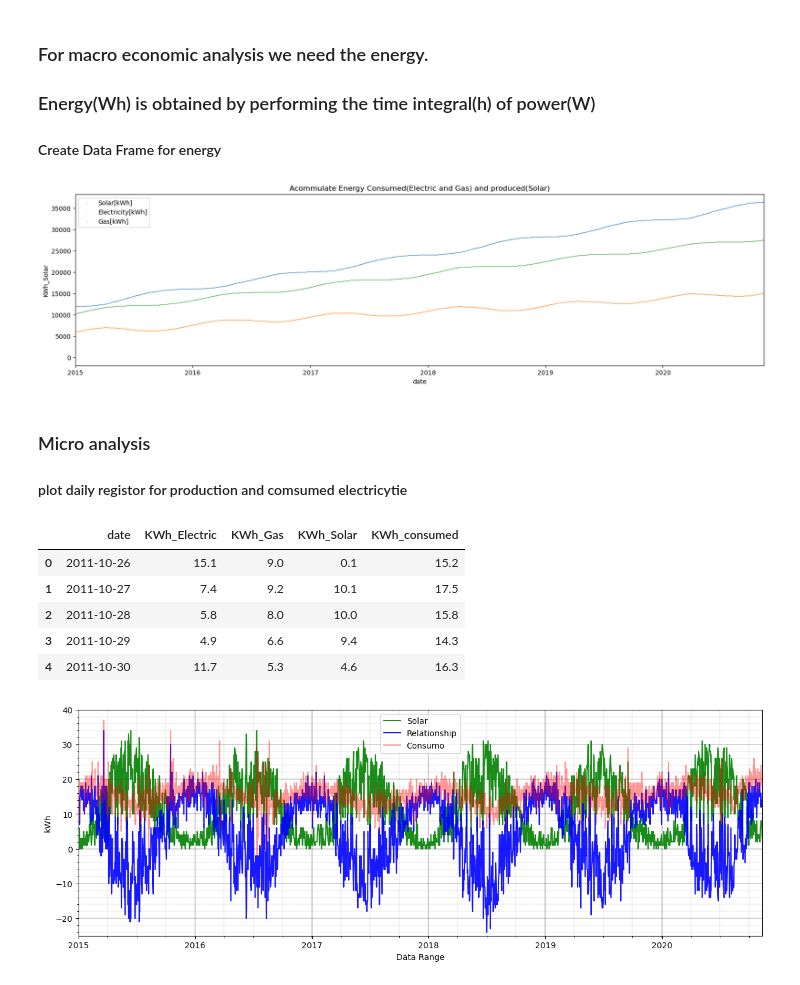
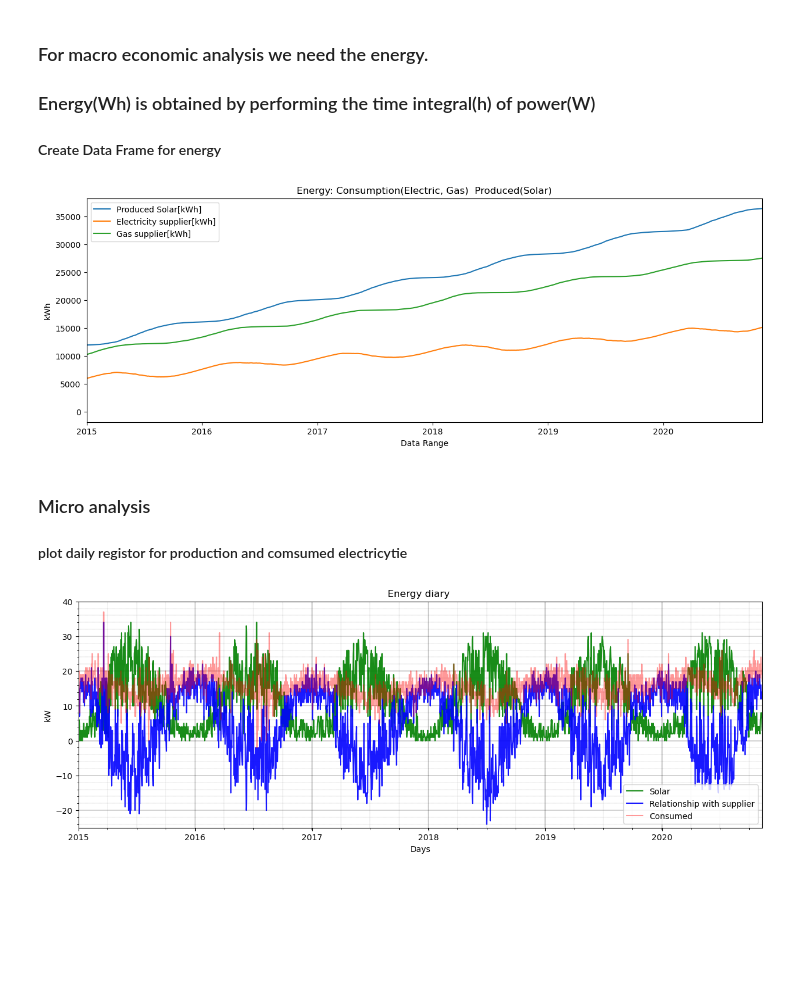
Before and after one commit to Bruno-H-Neves/ML--files, a Jupyter notebook: PV_Analysis.ipynb, the cells around one changed output. Drawn from its saved outputs; the diff is of its cells as text; code cells hidden in the pictures; blank space fills up the shorter version.

```diff
--- a/PV_Analysis.ipynb
+++ b/PV_Analysis.ipynb
@@ -79,17 +79,19 @@ Energy_df['KWh_Electric']=PV_DF['kWh electricity/day'].cumsum()
 Energy_df['KWh_Gas'] = PV_DF['Gas/day'].cumsum()
 Energy_df['KWh_Solar']=PV_DF['Cumulative_solar_power']
 # %%
-_, ax = plt.subplots(figsize=(20, 5))
-sns.scatterplot(data=Energy_df, x="date", y="KWh_Solar", label='Solar[kWh]',s=1)
-sns.scatterplot(data=Energy_df, x="date", y="KWh_Electric", label='Electricity[kWh]',s=1)
-sns.scatterplot(data=Energy_df, x="date", y="KWh_Gas", label='Gas[kWh]',s=1)
-plt.title('Acommulate Energy Consumed(Electric and Gas) and produced(Solar)')
+_, ax = plt.subplots(figsize=(15, 5))
+sns.lineplot(data=Energy_df, x="date", y="KWh_Solar", label='Produced Solar[kWh]')
+sns.lineplot(data=Energy_df, x="date", y="KWh_Electric", label='Electricity supplier[kWh]')
+sns.lineplot(data=Energy_df, x="date", y="KWh_Gas", label='Gas supplier[kWh]')
+#sns.lineplot(data=Energy_df, x="date", y="Consumption", label='Consumption[kWh]')
+plt.title('Energy: Consumption(Electric, Gas)  Produced(Solar)')
+plt.xlabel('Data Range'), plt.ylabel('kWh')
 ax.set_axisbelow(True)
 ax.set_xlim([datetime(2015,1,1), datetime(2020,11,10)])
 ax.legend()
 plt.show()
 # %% [output]
-[figure, old version]
+[figure, new version]
 # %% [markdown]
 ### Micro analysis
 #### plot daily registor for production and comsumed electricytie
@@ -102,22 +104,15 @@ Energy_day_df['KWh_Gas'] = PV_DF['Gas/day']
 Energy_day_df['KWh_Solar']= dataset['Cumulative_solar_power'].diff()
 Energy_day_df.at[0,'KWh_Solar'] = dataset['Cumulative_solar_power'][0]  #because i have a nullvalue in first value
 Energy_day_df['KWh_consumed']=Energy_day_df['KWh_Solar']+Energy_day_df['KWh_Electric']
-Energy_day_df.head()
+#Energy_day_df.head()
-# %% [output]
-|  | date | KWh_Electric | KWh_Gas | KWh_Solar | KWh_consumed |
-| 0 | 2011-10-26 | 15.1 | 9.0 | 0.1 | 15.2 |
-| 1 | 2011-10-27 | 7.4 | 9.2 | 10.1 | 17.5 |
-| 2 | 2011-10-28 | 5.8 | 8.0 | 10.0 | 15.8 |
-| 3 | 2011-10-29 | 4.9 | 6.6 | 9.4 | 14.3 |
-| 4 | 2011-10-30 | 11.7 | 5.3 | 4.6 | 16.3 |
 # %%
 _, ax = plt.subplots(figsize=(15, 5))
 
 sns.lineplot(data=Energy_day_df, x="date", y="KWh_Solar", label='Solar', alpha=0.9,color='green')
-sns.lineplot(data=Energy_day_df, x="date", y="KWh_Electric", label='Relationship',alpha=0.9,color='blue')
-sns.lineplot(data=Energy_day_df, x="date", y="KWh_consumed", label='Consumo',alpha=0.4,color='red')
-plt.title('  ')
-plt.xlabel('Data Range'), plt.ylabel('kW')
+sns.lineplot(data=Energy_day_df, x="date", y="KWh_Electric", label='Relationship with supplier',alpha=0.9,color='blue')
+sns.lineplot(data=Energy_day_df, x="date", y="KWh_consumed", label='Consumed',alpha=0.4,color='red')
+plt.title(' Energy diary  ')
+plt.xlabel('Days'), plt.ylabel('kW')
 ax.set_axisbelow(True)
 ax.minorticks_on()
 ax.grid(which='major', linestyle='-', linewidth=0.25, color='black',)
@@ -127,4 +122,4 @@ ax.set_ylim(-25,40);
 ax.set_xlim([datetime(2015,1,1), datetime(2020,11,10)]);
 plt.show()
 # %% [output]
-[figure, old version]
+[figure, new version]
```
Also changed, not shown: 1 other file.
